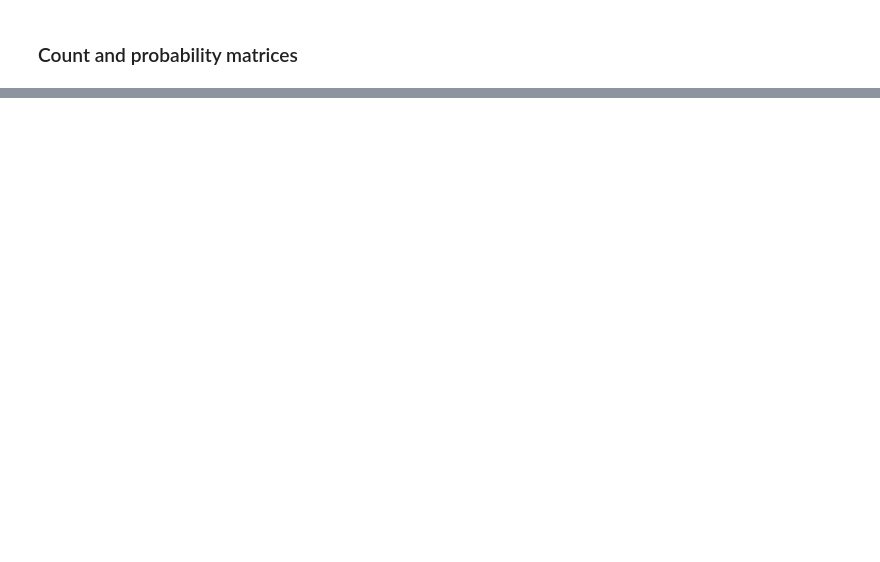
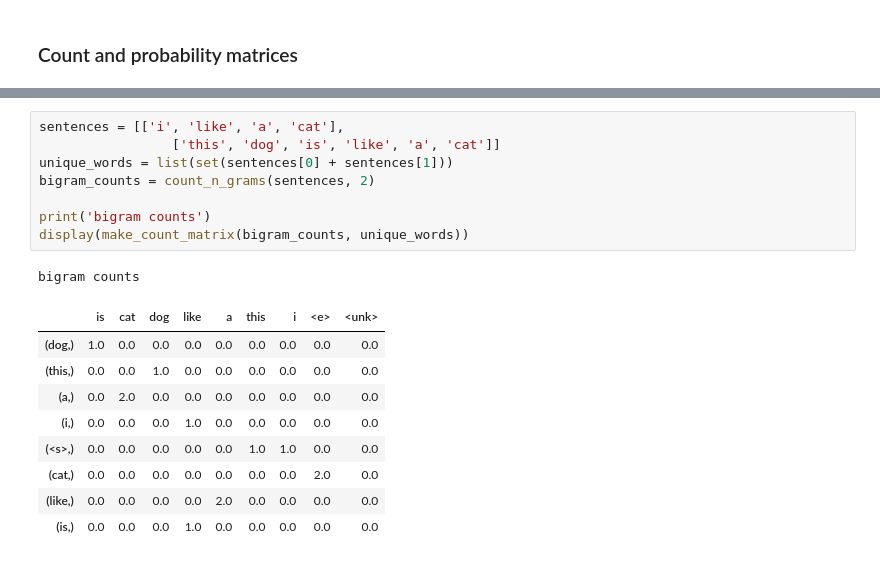
Before and after one commit to yeesem/Natural-Laguage-Processing, a Jupyter notebook: Auto_Complete.ipynb, the cells around one changed output, grey strips where cells are left out. Cells and saved outputs as stored; diff of their text form; blank space fills up the shorter version.

```diff
--- a/Auto_Complete.ipynb
+++ b/Auto_Complete.ipynb
@@ -402,0 +435,19 @@ estimate_probabilities(["<s>", "<s>"], bigram_counts, trigram_counts, unique_wor
+# %%
+sentences = [['i', 'like', 'a', 'cat'],
+                 ['this', 'dog', 'is', 'like', 'a', 'cat']]
+unique_words = list(set(sentences[0] + sentences[1]))
+bigram_counts = count_n_grams(sentences, 2)
+
+print('bigram counts')
+display(make_count_matrix(bigram_counts, unique_words))
+# %% [output]
+bigram counts
+|  | is | cat | dog | like | a | this | i | <e> | <unk> |
+| (dog,) | 1.0 | 0.0 | 0.0 | 0.0 | 0.0 | 0.0 | 0.0 | 0.0 | 0.0 |
+| (this,) | 0.0 | 0.0 | 1.0 | 0.0 | 0.0 | 0.0 | 0.0 | 0.0 | 0.0 |
+| (a,) | 0.0 | 2.0 | 0.0 | 0.0 | 0.0 | 0.0 | 0.0 | 0.0 | 0.0 |
+| (i,) | 0.0 | 0.0 | 0.0 | 1.0 | 0.0 | 0.0 | 0.0 | 0.0 | 0.0 |
+| (<s>,) | 0.0 | 0.0 | 0.0 | 0.0 | 0.0 | 1.0 | 1.0 | 0.0 | 0.0 |
+| (cat,) | 0.0 | 0.0 | 0.0 | 0.0 | 0.0 | 0.0 | 0.0 | 2.0 | 0.0 |
+| (like,) | 0.0 | 0.0 | 0.0 | 0.0 | 2.0 | 0.0 | 0.0 | 0.0 | 0.0 |
+| (is,) | 0.0 | 0.0 | 0.0 | 1.0 | 0.0 | 0.0 | 0.0 | 0.0 | 0.0 |
```
Also changed, not shown: parts of 11 cells of this notebook.
